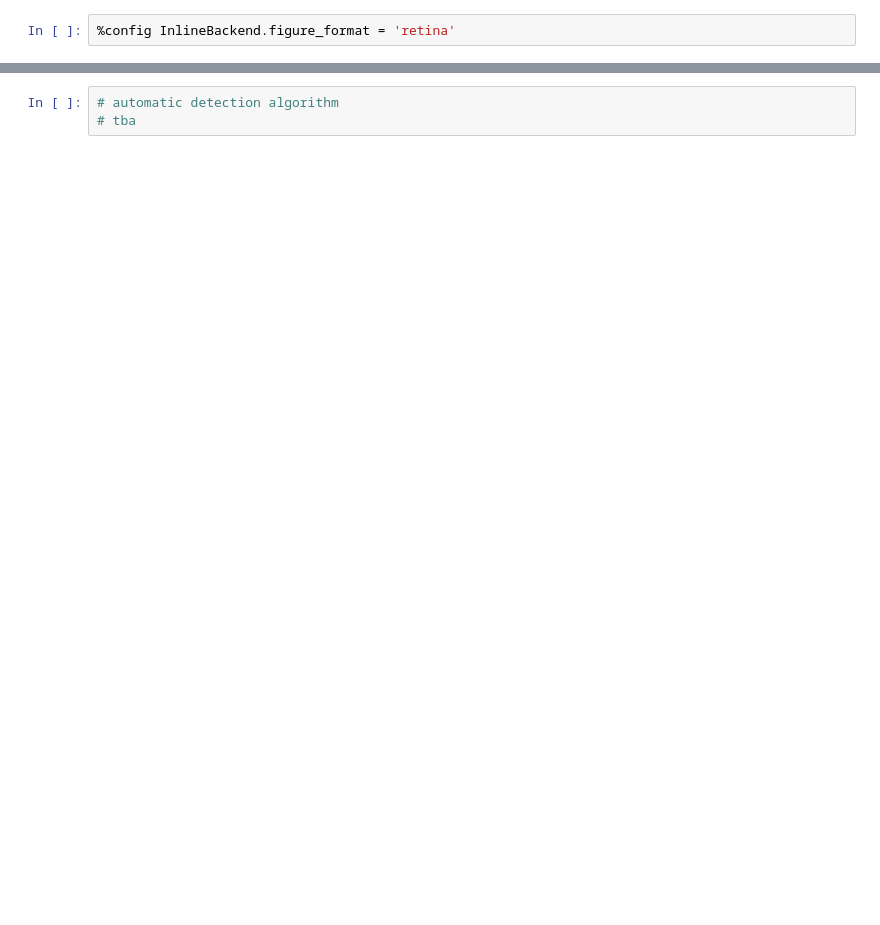
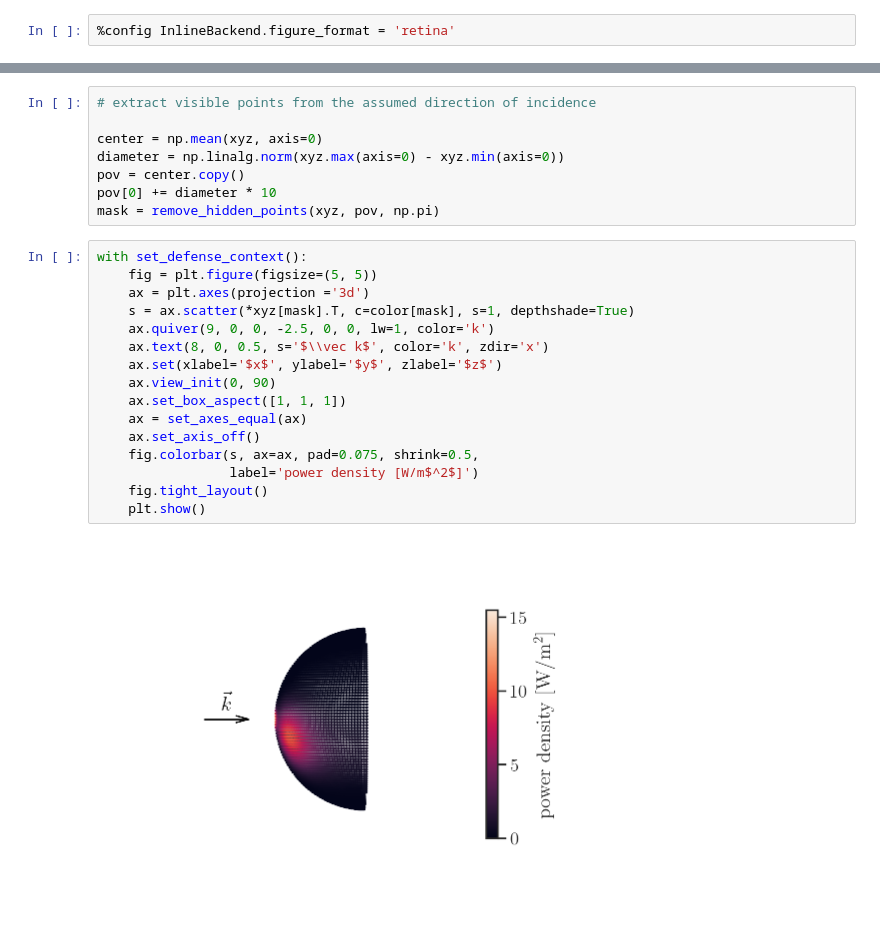
Before and after one commit to akapet00/phd-dissertation-topic, a Jupyter notebook: code/05-hotspot-region-detection.ipynb, the cells around one changed output, grey strips where cells are left out. Drawn from its saved outputs; the diff is of its cells as text; blank space fills up the shorter version.

```diff
--- a/code/05-hotspot-region-detection.ipynb
+++ b/code/05-hotspot-region-detection.ipynb
@@ -48,3 +59,26 @@ with set_defense_context():
-# %%
-# automatic detection algorithm
-# tba
+# %%
+# extract visible points from the assumed direction of incidence
+
+center = np.mean(xyz, axis=0)
+diameter = np.linalg.norm(xyz.max(axis=0) - xyz.min(axis=0))
+pov = center.copy()
+pov[0] += diameter * 10
+mask = remove_hidden_points(xyz, pov, np.pi)
+# %%
+with set_defense_context():
+    fig = plt.figure(figsize=(5, 5))
+    ax = plt.axes(projection ='3d')
+    s = ax.scatter(*xyz[mask].T, c=color[mask], s=1, depthshade=True)
+    ax.quiver(9, 0, 0, -2.5, 0, 0, lw=1, color='k')
+    ax.text(8, 0, 0.5, s='$\\vec k$', color='k', zdir='x')
+    ax.set(xlabel='$x$', ylabel='$y$', zlabel='$z$')
+    ax.view_init(0, 90)
+    ax.set_box_aspect([1, 1, 1])
+    ax = set_axes_equal(ax)
+    ax.set_axis_off()
+    fig.colorbar(s, ax=ax, pad=0.075, shrink=0.5,
+                 label='power density [W/m$^2$]')
+    fig.tight_layout()
+    plt.show()
+# %% [output]
+[figure, added]
```
Also changed, not shown: parts of 8 cells of this notebook.
